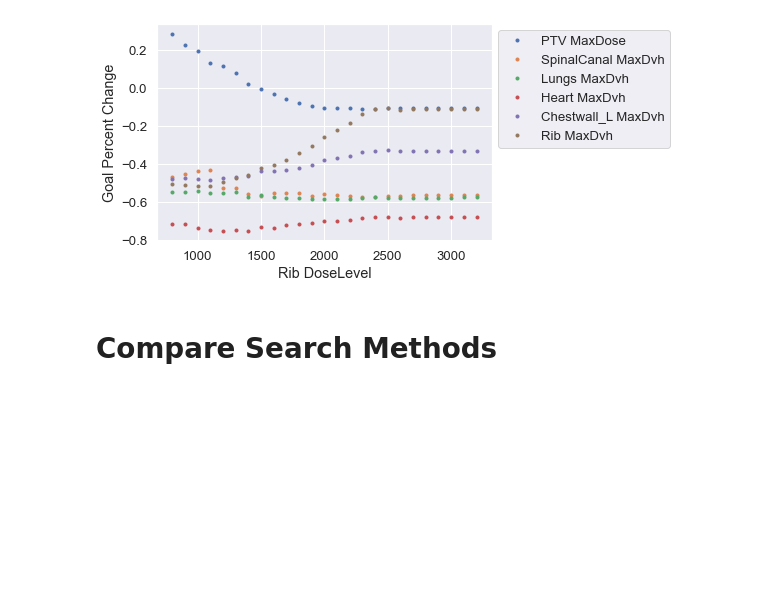
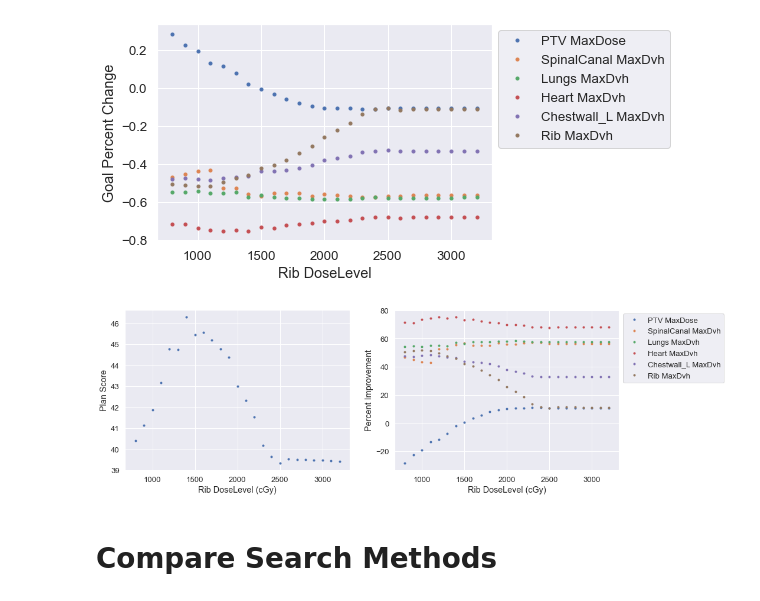
Before and after one commit to kels271828/RayBay, a Jupyter notebook: results/patient1/toy_problem.ipynb, the cells around one changed output. Saved outputs shown, nothing was run; the diff lists cells and outputs as text; code cells hidden in the pictures; blank space fills up the shorter version.

```diff
--- a/results/patient1/toy_problem.ipynb
+++ b/results/patient1/toy_problem.ipynb
@@ -219,6 +219,30 @@ plt.ylabel('Goal Percent Change')
 plt.legend(labels, bbox_to_anchor=(1, 1));
 # %% [output]
 [figure]
+# %%
+fig, ax = plt.subplots(1, 2, figsize=(15, 5))
+
+# Penalty function
+par_vals = pars_grid[pars_grid['Term'] == 6]
+par_vals = par_vals
+x_grid = par_vals['DoseLevel']
+ax[0].plot(x_grid, -fun_grid, '.')
+ax[0].set_xlabel('Rib DoseLevel (cGy)')
+ax[0].set_ylabel('Plan Score')
+
+#
+labels = []
+for ii in range(1, 7):
+    roi = goals.iloc[ii]['Roi']
+    goal = goals.iloc[ii]['Type']
+    result = 100*(results_grid[ii] - goals.iloc[ii]['AcceptanceLevel'])/goals.iloc[ii]['AcceptanceLevel']
+    plt.plot(x_grid, -result, '.')
+    labels.append(f'{roi} {goal}')
+ax[1].set_xlabel('Rib DoseLevel (cGy)')
+ax[1].set_ylabel('Percent Improvement')
+plt.legend(labels, bbox_to_anchor=(1, 1));
+# %% [output]
+[figure, added]
 # %% [markdown]
 # Compare Search Methods
 # %%
```
Also changed, not shown: parts of 12 cells of this notebook.
